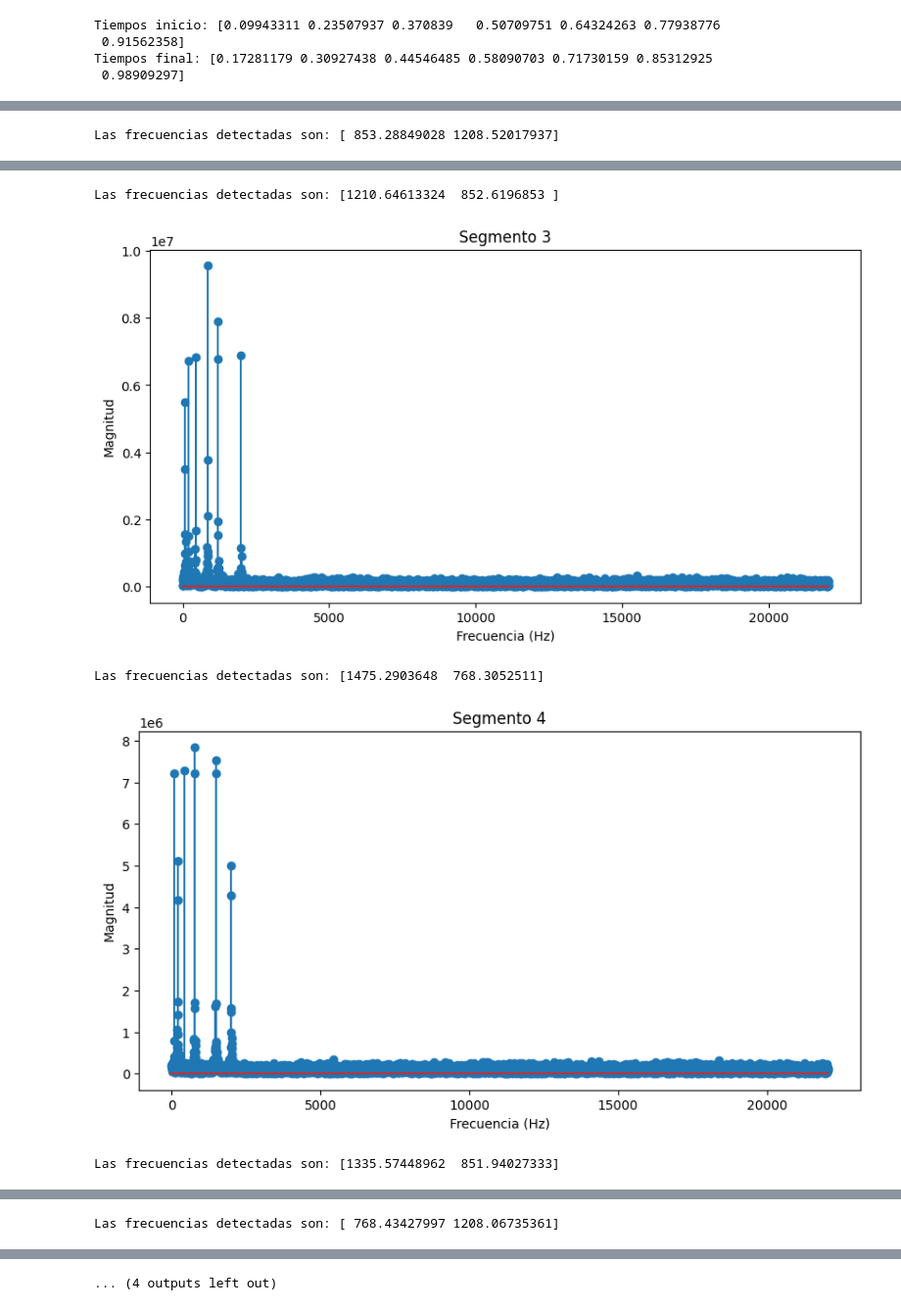
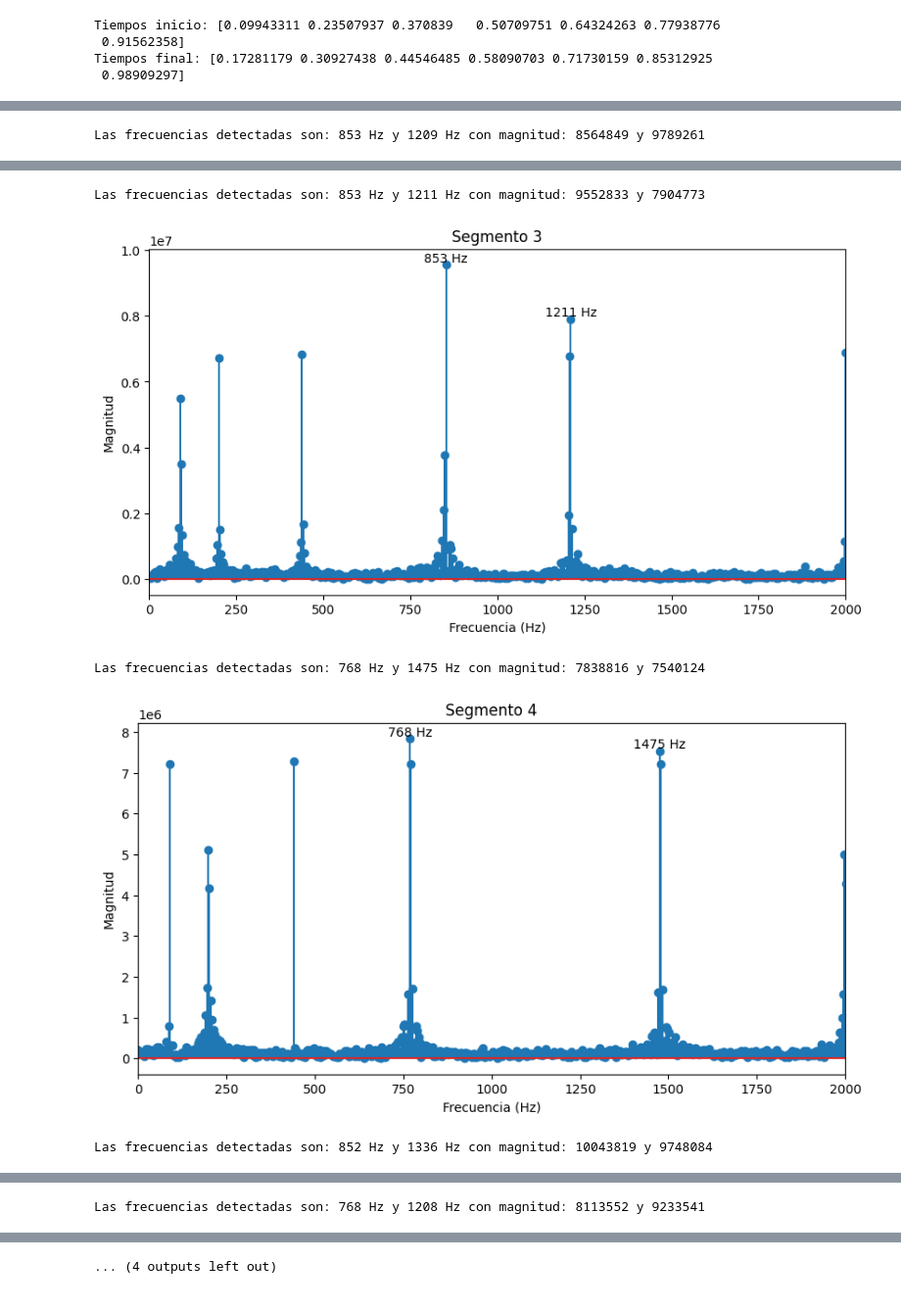
Before and after one commit to Dowhyj32/Modelado-Continuo, a Jupyter notebook: Analisis de Fourier/TP/tp2.ipynb, the cells around one changed output, grey strips where cells are left out. Shown at 98% size. Cells and saved outputs as stored; diff of their text form; code cells hidden in the pictures.

```diff
--- a/Analisis de Fourier/TP/tp2.ipynb
+++ b/Analisis de Fourier/TP/tp2.ipynb
@@ -92,7 +92,7 @@ for i in range(len(inicios)):
     magnitud = np.abs(transformada[:mitad])
 
     indices = np.argsort(magnitud)
-    picos = indices[-2:]
+    picos = np.sort(indices[-2:])
     freq_detectadas = frecuencias[picos]
 
     print(f'Las frecuencias detectadas son: {freq_detectadas}')
@@ -101,6 +101,9 @@ for i in range(len(inicios)):
 
     plt.stem(frecuencias, magnitud)
 
+    for j in range(len(picos)):
+        plt.text(freq_detectadas[j], magnitud[picos[j]], f'{freq_detectadas[j]:.0f} Hz', ha='center', va='bottom')
+
     plt.xlabel("Frecuencia (Hz)")
     plt.ylabel("Magnitud")
     plt.title(f'Segmento {i+1}')
@@ -210,19 +217,25 @@ for i in range(len(inicios)):
     magnitud = np.abs(transformada[:mitad])
 
     indices = np.argsort(magnitud)
-    picos = indices[-2:]
+    picos = np.sort(indices[-2:])
     freq_detectadas = frecuencias[picos]
 
-    print(f'Las frecuencias detectadas son: {freq_detectadas}')
+    print(f'Las frecuencias detectadas son: {freq_detectadas[0]:.0f} Hz y {freq_detectadas[1]:.0f} Hz con magnitud: {magnitud[picos[0]]:.0f} y {magnitud[picos[1]]:.0f}')
 
     plt.figure(figsize=(10,5))
 
     plt.stem(frecuencias, magnitud)
 
+
+    for j in range(len(picos)):
+        plt.text(freq_detectadas[j], magnitud[picos[j]]+2, f'{freq_detectadas[j]:.0f} Hz', ha='center', va='bottom')
+
     plt.xlabel("Frecuencia (Hz)")
     plt.ylabel("Magnitud")
     plt.title(f'Segmento {i+1}')
-    #plt.xlim(0, 2000)
+    plt.xlim(0, 2000)
 
     plt.show()
+
+    #print(picos)
 # %% [output]
@@ -231 +244 @@ Las frecuencias detectadas son: [1478.58775718  851.30810262]
-Las frecuencias detectadas son: [ 853.28849028 1208.52017937]
+Las frecuencias detectadas son: 853 Hz y 1209 Hz con magnitud: 8564849 y 9789261
@@ -233,5 +246,5 @@ Las frecuencias detectadas son: [ 853.28849028 1208.52017937]
-Las frecuencias detectadas son: [1210.64613324  852.6196853 ]
+Las frecuencias detectadas son: 853 Hz y 1211 Hz con magnitud: 9552833 y 7904773
-[figure, old version]
+[figure, new version]
-Las frecuencias detectadas son: [1475.2903648  768.3052511]
+Las frecuencias detectadas son: 768 Hz y 1475 Hz con magnitud: 7838816 y 7540124
-[figure, old version]
+[figure, new version]
-Las frecuencias detectadas son: [1335.57448962  851.94027333]
+Las frecuencias detectadas son: 852 Hz y 1336 Hz con magnitud: 10043819 y 9748084
@@ -239 +252 @@ Las frecuencias detectadas son: [1335.57448962  851.94027333]
-Las frecuencias detectadas son: [ 768.43427997 1208.06735361]
+Las frecuencias detectadas son: 768 Hz y 1208 Hz con magnitud: 8113552 y 9233541
```
Also changed, not shown: parts of 5 cells of this notebook.
